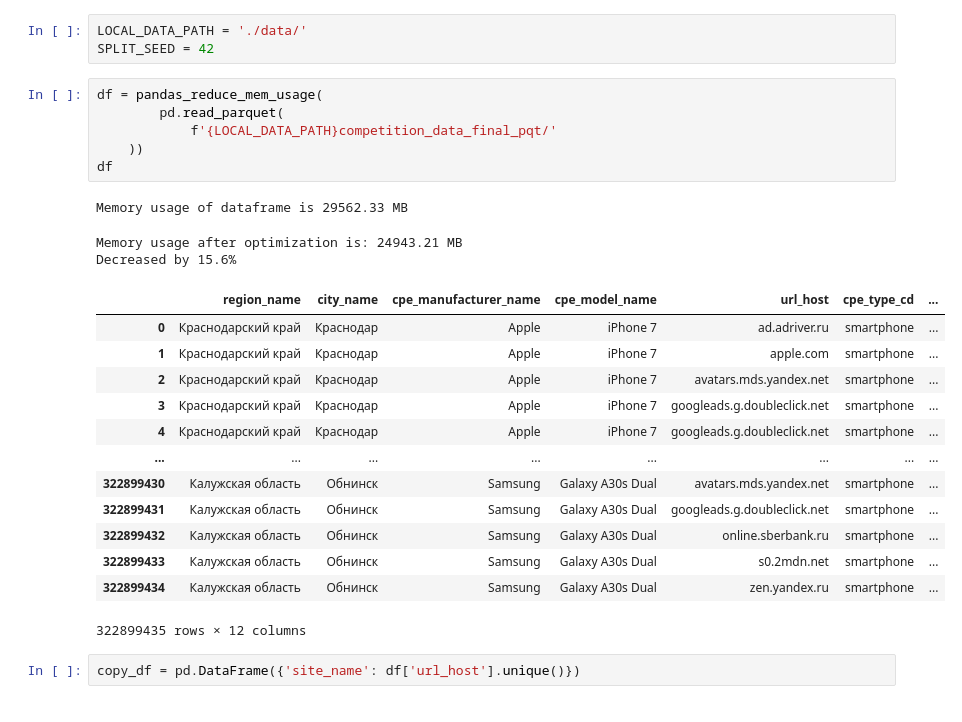
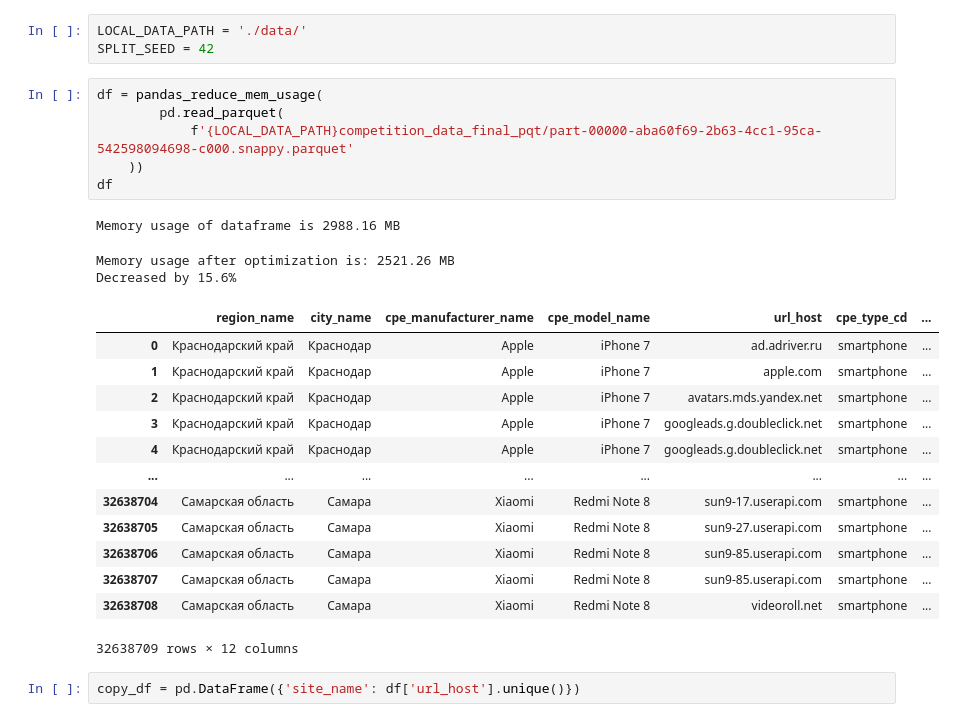
Before and after one commit to shockless/mts-ml-cup, a Jupyter notebook: EDA.ipynb, the cells around one changed output. Saved outputs shown, nothing was run; the diff lists cells and outputs as text.

```diff
--- a/EDA.ipynb
+++ b/EDA.ipynb
@@ -43,26 +45,26 @@ SPLIT_SEED = 42
 # %%
 df = pandas_reduce_mem_usage(
         pd.read_parquet(
-            f'{LOCAL_DATA_PATH}competition_data_final_pqt/'
+            f'{LOCAL_DATA_PATH}competition_data_final_pqt/part-00000-aba60f69-2b63-4cc1-95ca-542598094698-c000.snappy.parquet'
     ))
 df
 # %% [output]
-Memory usage of dataframe is 29562.33 MB
+Memory usage of dataframe is 2988.16 MB
-Memory usage after optimization is: 24943.21 MB
+Memory usage after optimization is: 2521.26 MB
 Decreased by 15.6%
 |  | region_name | city_name | cpe_manufacturer_name | cpe_model_name | url_host | cpe_type_cd | ... |
 | 0 | Краснодарский край | Краснодар | Apple | iPhone 7 | ad.adriver.ru | smartphone | ... |
 | 1 | Краснодарский край | Краснодар | Apple | iPhone 7 | apple.com | smartphone | ... |
 | 2 | Краснодарский край | Краснодар | Apple | iPhone 7 | avatars.mds.yandex.net | smartphone | ... |
 | 3 | Краснодарский край | Краснодар | Apple | iPhone 7 | googleads.g.doubleclick.net | smartphone | ... |
 | 4 | Краснодарский край | Краснодар | Apple | iPhone 7 | googleads.g.doubleclick.net | smartphone | ... |
 | ... | ... | ... | ... | ... | ... | ... | ... |
-| 322899430 | Калужская область | Обнинск | Samsung | Galaxy A30s Dual | avatars.mds.yandex.net | smartphone | ... |
-| 322899431 | Калужская область | Обнинск | Samsung | Galaxy A30s Dual | googleads.g.doubleclick.net | smartphone | ... |
-| 322899432 | Калужская область | Обнинск | Samsung | Galaxy A30s Dual | online.sberbank.ru | smartphone | ... |
-| 322899433 | Калужская область | Обнинск | Samsung | Galaxy A30s Dual | s0.2mdn.net | smartphone | ... |
-| 322899434 | Калужская область | Обнинск | Samsung | Galaxy A30s Dual | zen.yandex.ru | smartphone | ... |
+| 32638704 | Самарская область | Самара | Xiaomi | Redmi Note 8 | sun9-17.userapi.com | smartphone | ... |
+| 32638705 | Самарская область | Самара | Xiaomi | Redmi Note 8 | sun9-27.userapi.com | smartphone | ... |
+| 32638706 | Самарская область | Самара | Xiaomi | Redmi Note 8 | sun9-85.userapi.com | smartphone | ... |
+| 32638707 | Самарская область | Самара | Xiaomi | Redmi Note 8 | sun9-85.userapi.com | smartphone | ... |
+| 32638708 | Самарская область | Самара | Xiaomi | Redmi Note 8 | videoroll.net | smartphone | ... |
-322899435 rows × 12 columns
+32638709 rows × 12 columns
 # %%
 copy_df = pd.DataFrame({'site_name': df['url_host'].unique()})
 # %%
```
Also changed, not shown: parts of 12 cells of this notebook, 3 other files.
